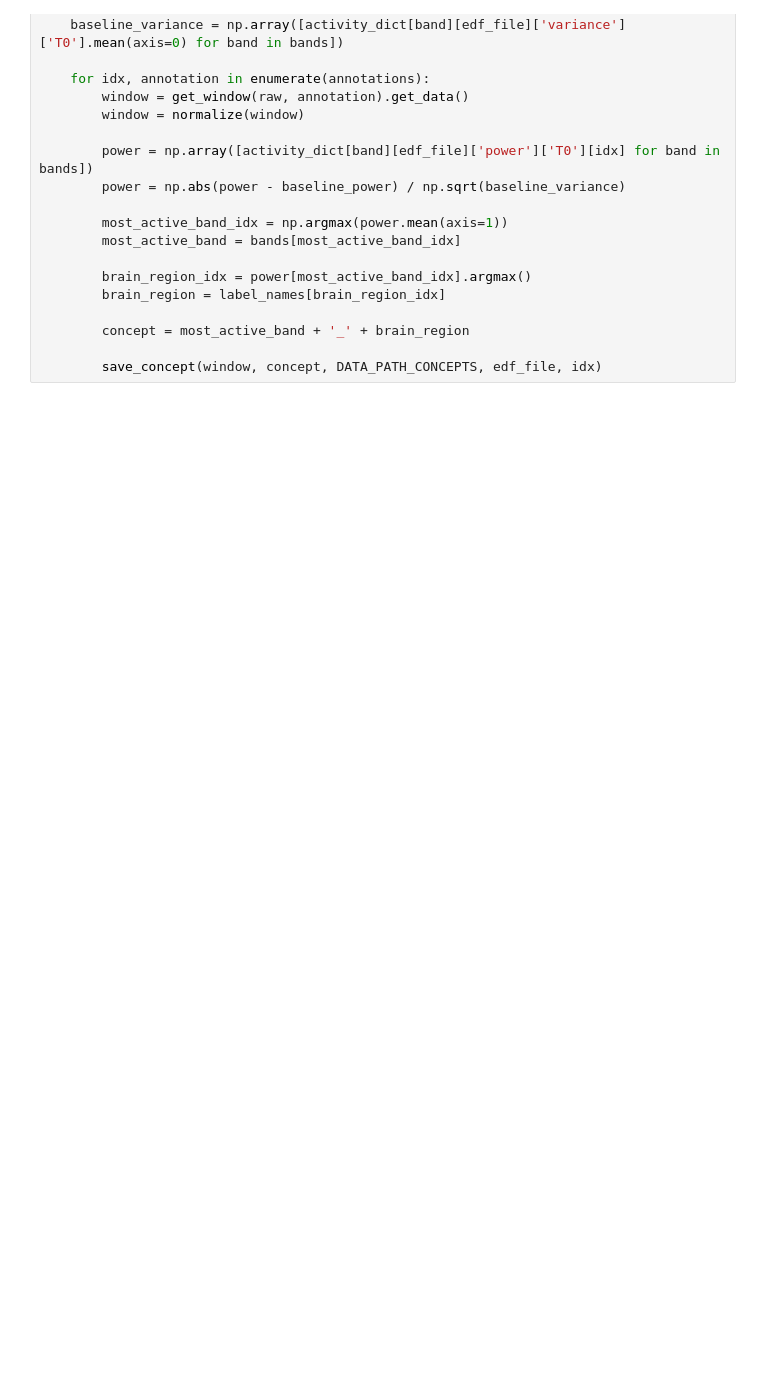
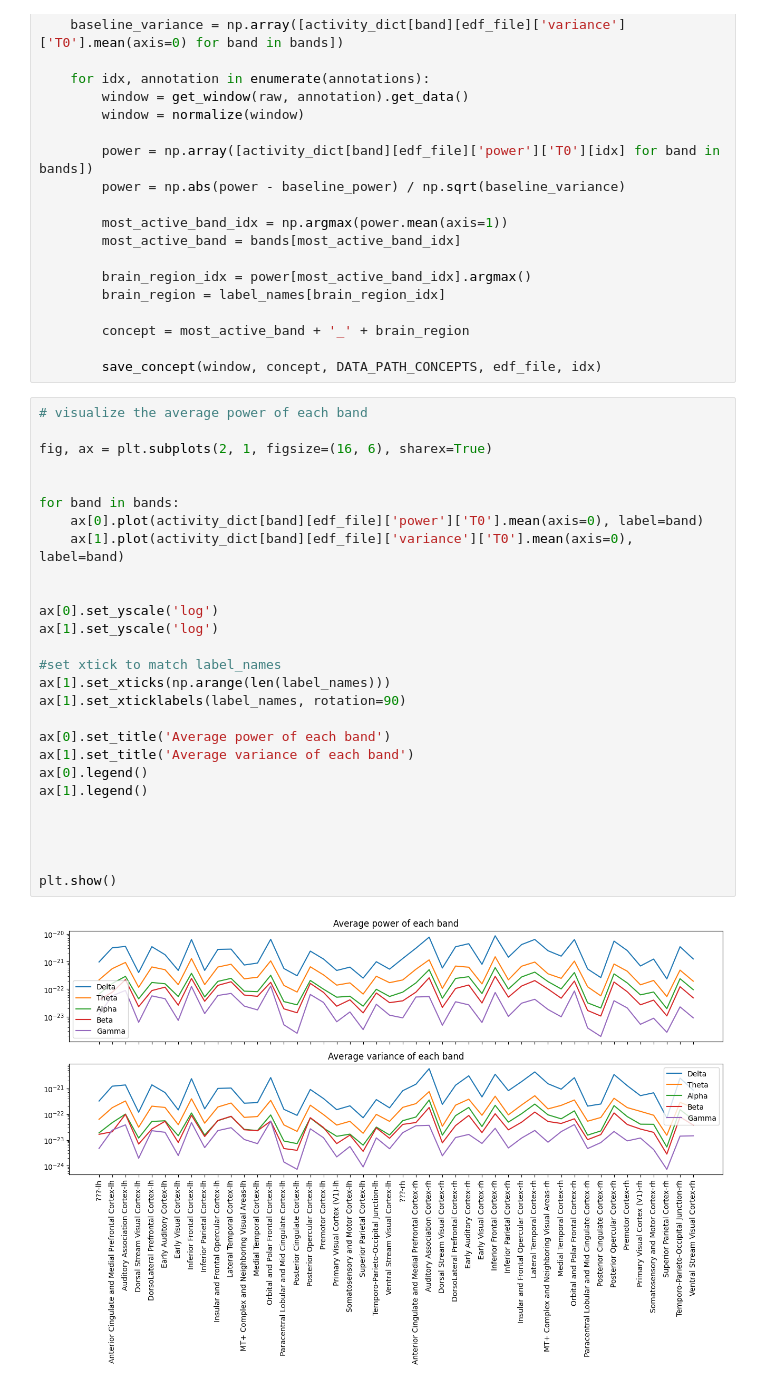
Before and after one commit to gjoelbye/TCAV-BENDR, a Jupyter notebook: notebooks/create_TUH_concepts_new.ipynb, the cells around one changed output. Cells and saved outputs as stored; diff of their text form; blank space fills up the shorter version.

```diff
--- a/notebooks/create_TUH_concepts_new.ipynb
+++ b/notebooks/create_TUH_concepts_new.ipynb
@@ -127,3 +128,32 @@ for edf_file in tqdm(edf_files, total=len(edf_files)):
         concept = most_active_band + '_' + brain_region
 
         save_concept(window, concept, DATA_PATH_CONCEPTS, edf_file, idx)
+# %%
+# visualize the average power of each band
+
+fig, ax = plt.subplots(2, 1, figsize=(16, 6), sharex=True)
+
+
+for band in bands:
+    ax[0].plot(activity_dict[band][edf_file]['power']['T0'].mean(axis=0), label=band)
+    ax[1].plot(activity_dict[band][edf_file]['variance']['T0'].mean(axis=0), label=band)
+
+
+ax[0].set_yscale('log')
+ax[1].set_yscale('log')
+
+#set xtick to match label_names
+ax[1].set_xticks(np.arange(len(label_names)))
+ax[1].set_xticklabels(label_names, rotation=90)
+
+ax[0].set_title('Average power of each band')
+ax[1].set_title('Average variance of each band')
+ax[0].legend()
+ax[1].legend()
+
+
+
+
+plt.show()
+# %% [output]
+[figure, added]
```
Also changed, not shown: parts of 1 cell of this notebook.
